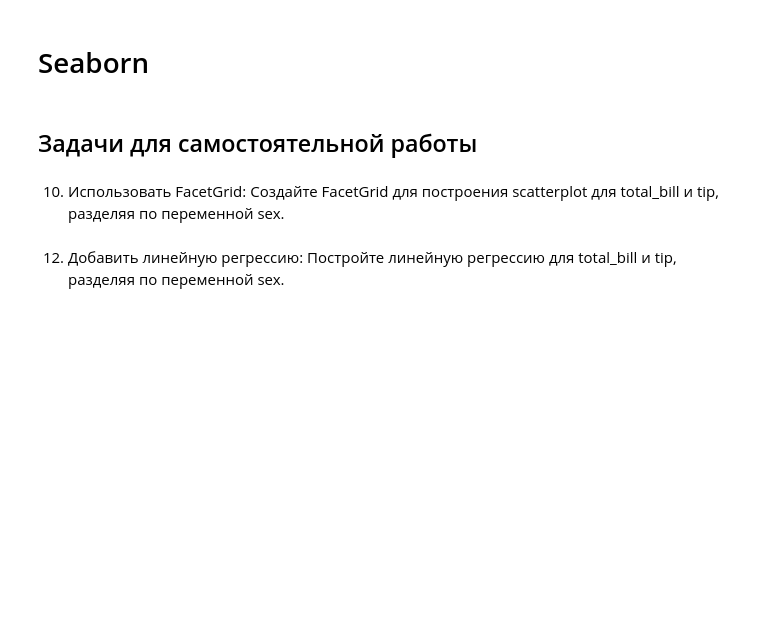
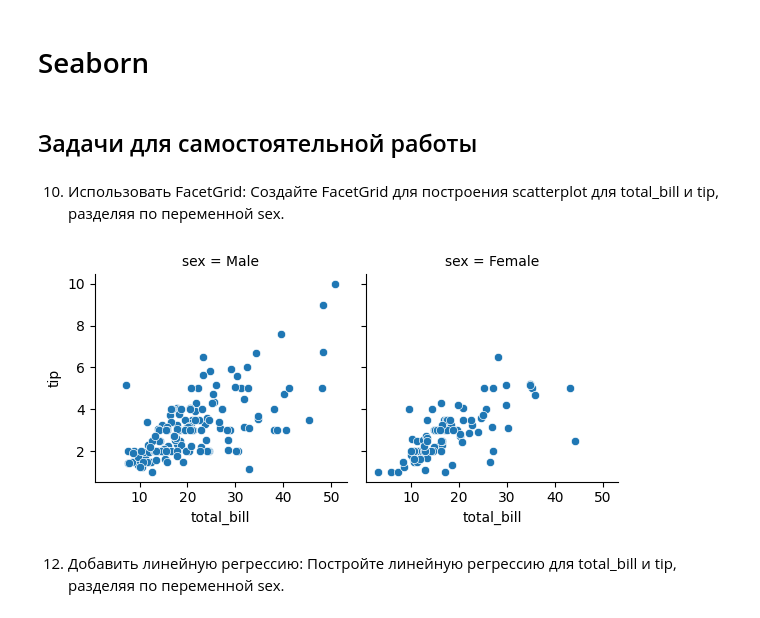
Before and after one commit to AyazMurtazin/PythonLibsPractice, a Jupyter notebook: AllLibsTasks.ipynb, the cells around one changed output. Drawn from its saved outputs; the diff is of its cells as text; code cells hidden in the pictures; blank space fills up the shorter version.

```diff
--- a/AllLibsTasks.ipynb
+++ b/AllLibsTasks.ipynb
@@ -55,5 +179,18 @@ $$
 ## Задачи для самостоятельной работы
 # %% [markdown]
 10. Использовать FacetGrid: Создайте FacetGrid для построения scatterplot для total_bill и tip, разделяя по переменной sex.
+# %%
+import seaborn as sns
+import matplotlib.pyplot as plt
+
+# Загружаем данные
+tips = sns.load_dataset('tips')
+
+# Создаем FacetGrid
+g = sns.FacetGrid(tips, col='sex')
+g.map(sns.scatterplot, 'total_bill', 'tip')
+plt.show()
+# %% [output]
+[figure, added]
 # %% [markdown]
 12. Добавить линейную регрессию: Постройте линейную регрессию для total_bill и tip, разделяя по переменной sex.
```
Also changed, not shown: parts of 20 cells of this notebook.
